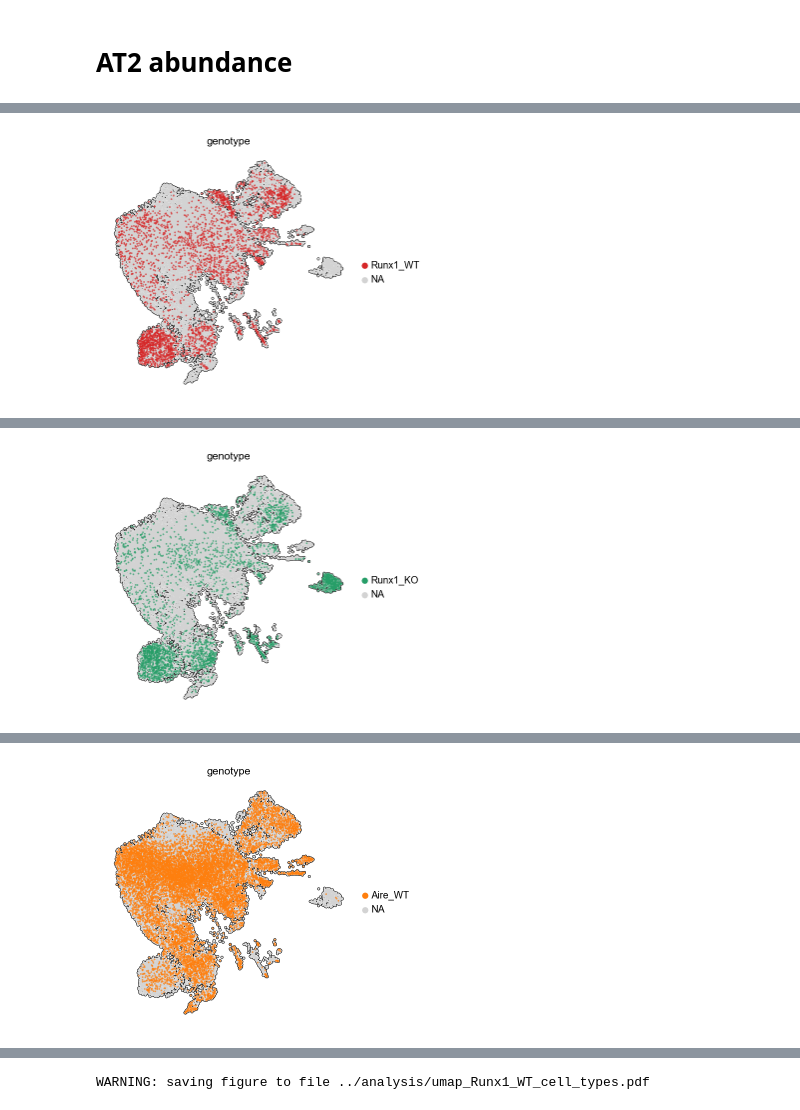
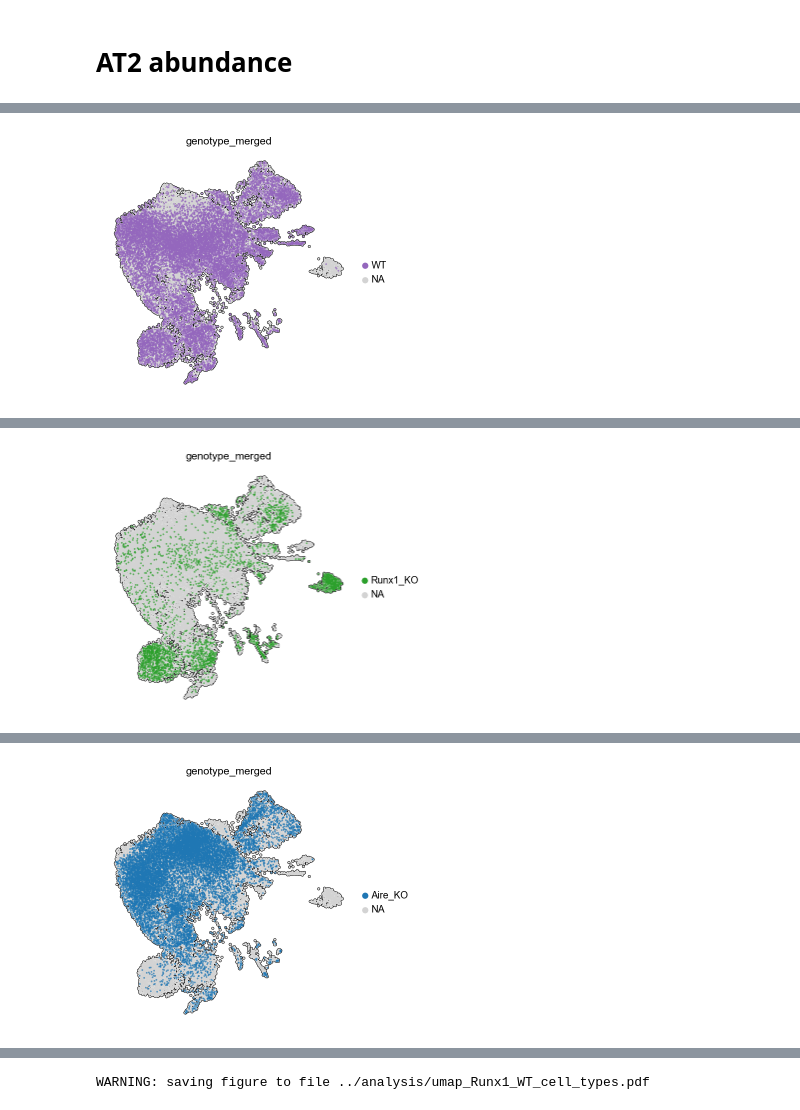
Before and after one commit to j-germino/Runx1-integration, a Jupyter notebook: code/integration.ipynb, the cells around one changed output, grey strips where cells are left out. Cells and saved outputs as stored; diff of their text form; code cells hidden in the pictures.

```diff
--- a/code/integration.ipynb
+++ b/code/integration.ipynb
@@ -313,40 +313,37 @@ sc.pl.umap(
 # %% [output]
 WARNING: saving figure to file ../analysis/umap_integrated_cell_types.pdf
 [figure]
+# %%
+adata.obs["genotype_merged"] = adata.obs.genotype.replace({"Aire_WT": "WT", "Runx1_WT": "WT"})
 # %% [markdown]
 # AT2 abundance
 # %%
 sc.settings.figdir = "../analysis"
 sc.pl.umap(
     adata,
-    color=["genotype"],
-    groups="Runx1_WT",
+    color=["genotype_merged"],
+    groups="WT",
     s=10,
     add_outline=True,
-    save="_Runx1_WT.pdf",
+    save="_WT.pdf",
+    palette=["tab:purple"]
 )
 sc.pl.umap(
     adata,
-    color=["genotype"],
+    color=["genotype_merged"],
     groups="Runx1_KO",
     s=10,
     add_outline=True,
     save="_Runx1_KO.pdf",
+    palette=["tab:green"]
 )
 sc.pl.umap(
     adata,
-    color=["genotype"],
-    groups="Aire_WT",
-    s=10,
-    add_outline=True,
-    save="_Aire_WT.pdf",
-)
-sc.pl.umap(
-    adata,
-    color=["genotype"],
+    color=["genotype_merged"],
     groups="Aire_KO",
     s=10,
     add_outline=True,
     save="_Aire_KO.pdf",
+    palette=["tab:blue"]
 )
 # %% [output]
@@ -354 +352 @@ WARNING: saving figure to file ../analysis/umap_Runx1_WT.pdf
-[figure, old version]
+[figure, new version]
@@ -355,2 +354,2 @@ WARNING: saving figure to file ../analysis/umap_Runx1_WT.pdf
 WARNING: saving figure to file ../analysis/umap_Runx1_KO.pdf
-[figure, old version]
+[figure, new version]
@@ -358 +358 @@ WARNING: saving figure to file ../analysis/umap_Aire_WT.pdf
-[figure, old version]
+[figure, new version]
```
Also changed, not shown: parts of 11 cells of this notebook, 8 other files.
